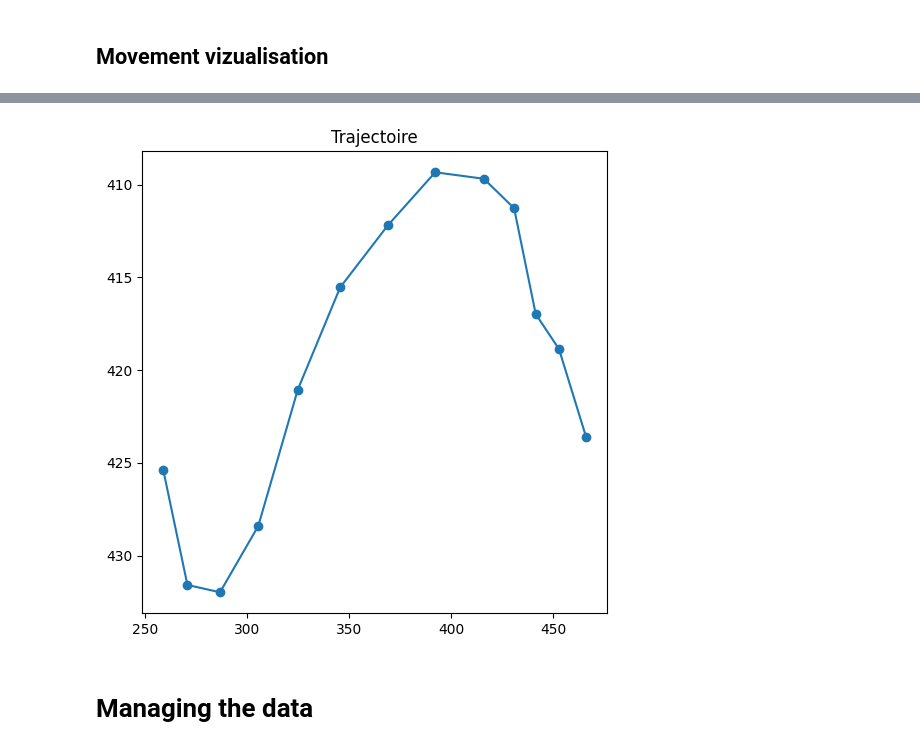
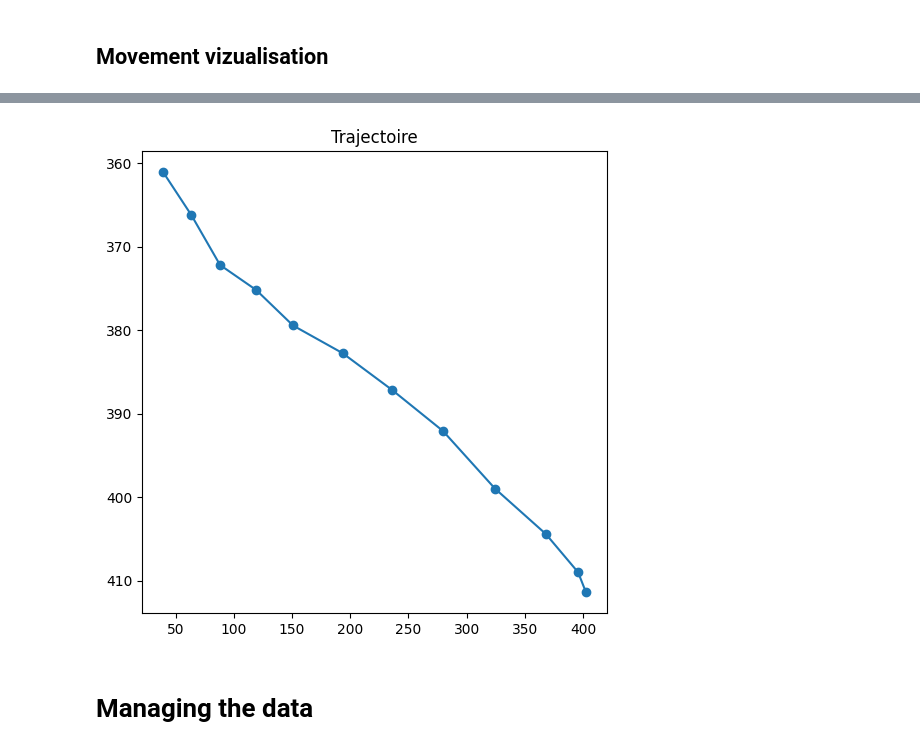
Before and after one commit to nicolas-sales/world_model, a Jupyter notebook: Research/research.ipynb, the cells around one changed output, grey strips where cells are left out. Drawn from its saved outputs; the diff is of its cells as text; code cells hidden in the pictures.

```diff
--- a/Research/research.ipynb
+++ b/Research/research.ipynb
@@ -399,18 +421,18 @@ df2.head(20)
 # %%
 import matplotlib.pyplot as plt
 
-obj = df2[(df2["video"]=="../data/videos/1.mp4") & (df2["object_id"] == 2)]
+obj = df2[(df2["video"]=="../data/videos/1.mp4") & (df2["object_id"] == 1)]
 
 plt.figure(figsize=(6,6))
 
 plt.plot(obj["x"], obj["y"], marker="o")
 
 plt.gca().invert_yaxis()
 # Dans OpenCV, (0,0) → coin en haut à gauche et inversé dans Matplotlib
 plt.title("Trajectoire")
 plt.show()
 # %% [output]
-[figure, old version]
+[figure, new version]
 # %% [markdown]
 # Managing the data
 # %%
```
Also changed, not shown: parts of 31 cells of this notebook, 3 other files.
